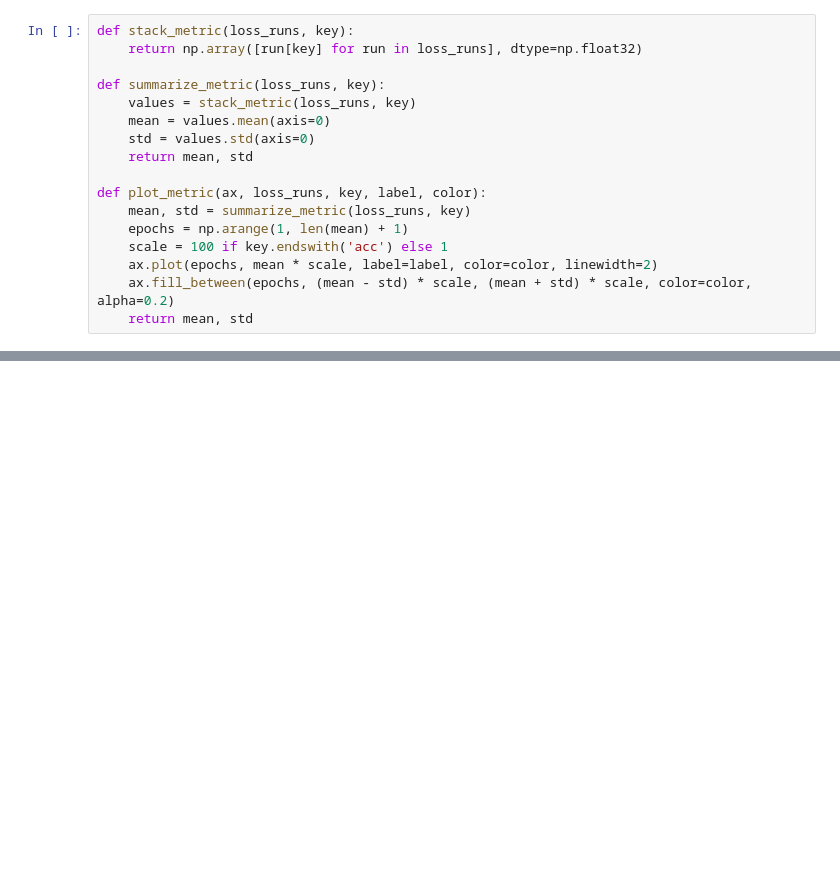
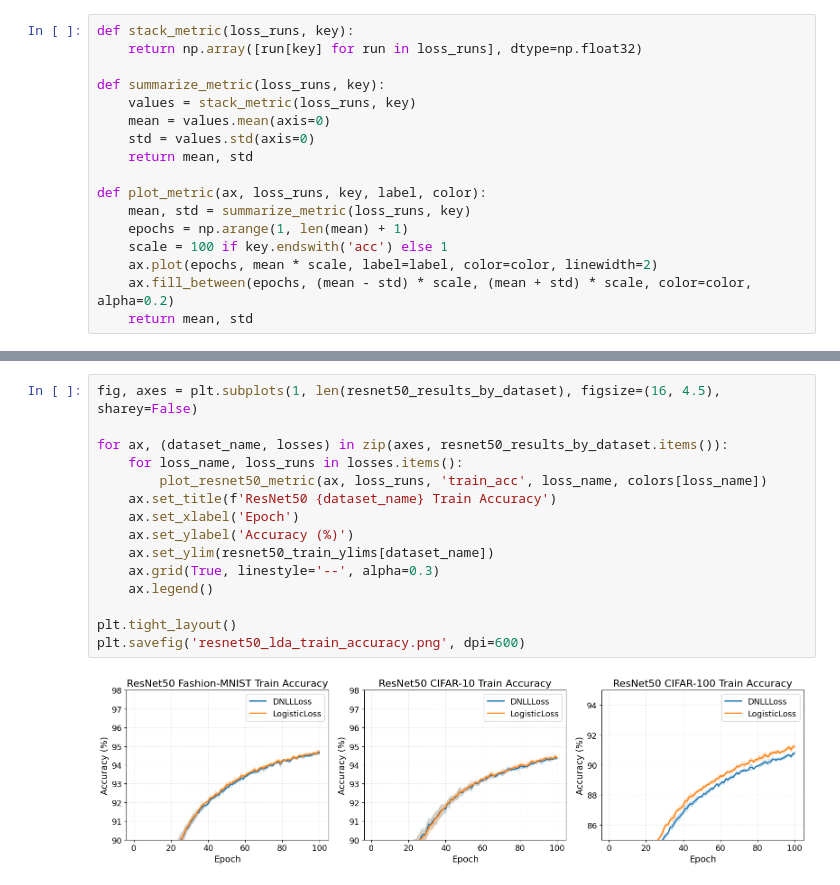
Before and after one commit to zh3nis/logistic-loss, a Jupyter notebook: results/visualize_lda_runs.ipynb, the cells around one changed output, grey strips where cells are left out. Saved outputs shown, nothing was run; the diff lists cells and outputs as text; blank space fills up the shorter version.

```diff
--- a/results/visualize_lda_runs.ipynb
+++ b/results/visualize_lda_runs.ipynb
@@ -135,0 +322,17 @@ plt.savefig('lda_final_acc.png', dpi=600)
+# %%
+fig, axes = plt.subplots(1, len(resnet50_results_by_dataset), figsize=(16, 4.5), sharey=False)
+
+for ax, (dataset_name, losses) in zip(axes, resnet50_results_by_dataset.items()):
+    for loss_name, loss_runs in losses.items():
+        plot_resnet50_metric(ax, loss_runs, 'train_acc', loss_name, colors[loss_name])
+    ax.set_title(f'ResNet50 {dataset_name} Train Accuracy')
+    ax.set_xlabel('Epoch')
+    ax.set_ylabel('Accuracy (%)')
+    ax.set_ylim(resnet50_train_ylims[dataset_name])
+    ax.grid(True, linestyle='--', alpha=0.3)
+    ax.legend()
+
+plt.tight_layout()
+plt.savefig('resnet50_lda_train_accuracy.png', dpi=600)
+# %% [output]
+[figure, added]
```
Also changed, not shown: parts of 11 cells of this notebook, 24 other files.
